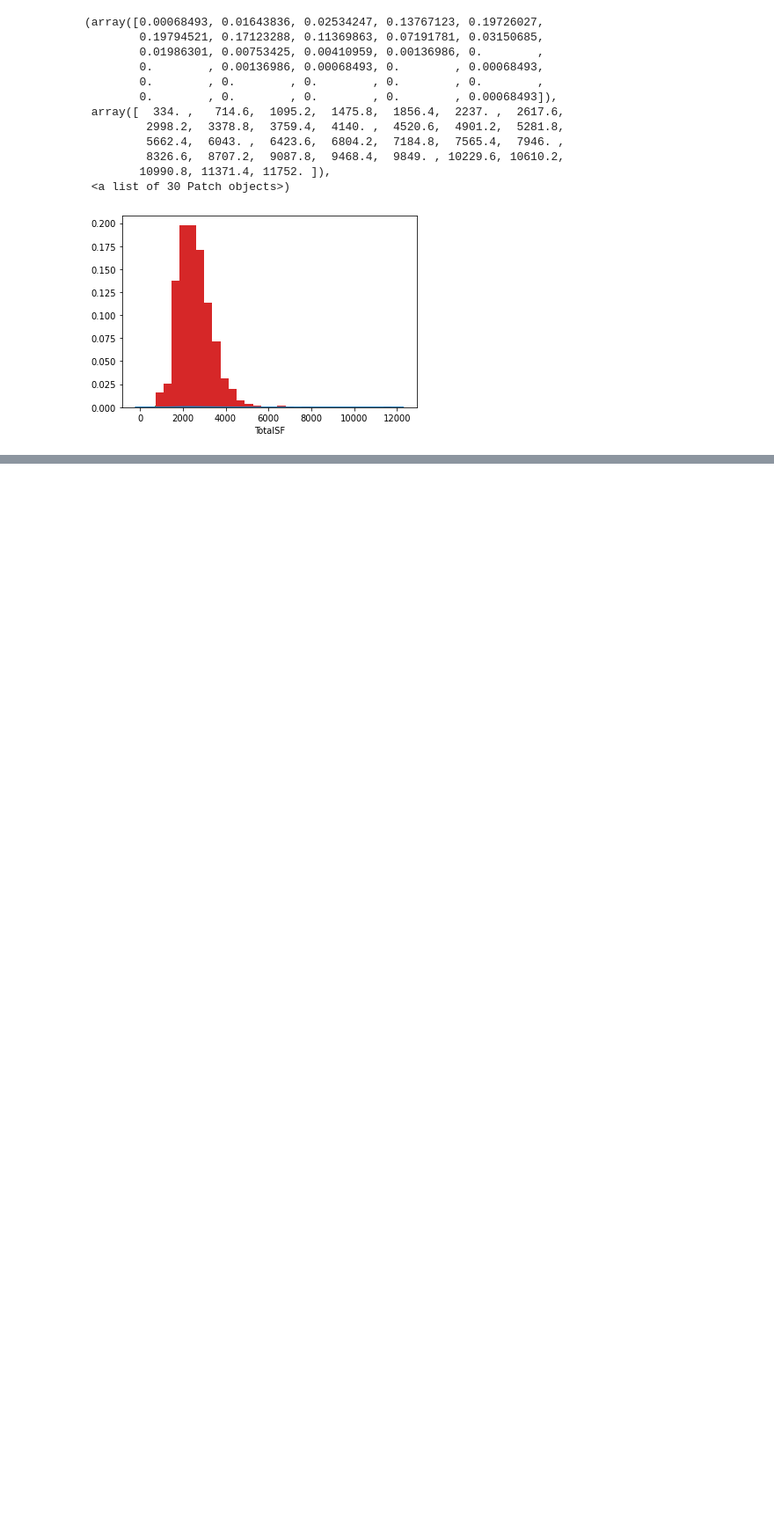
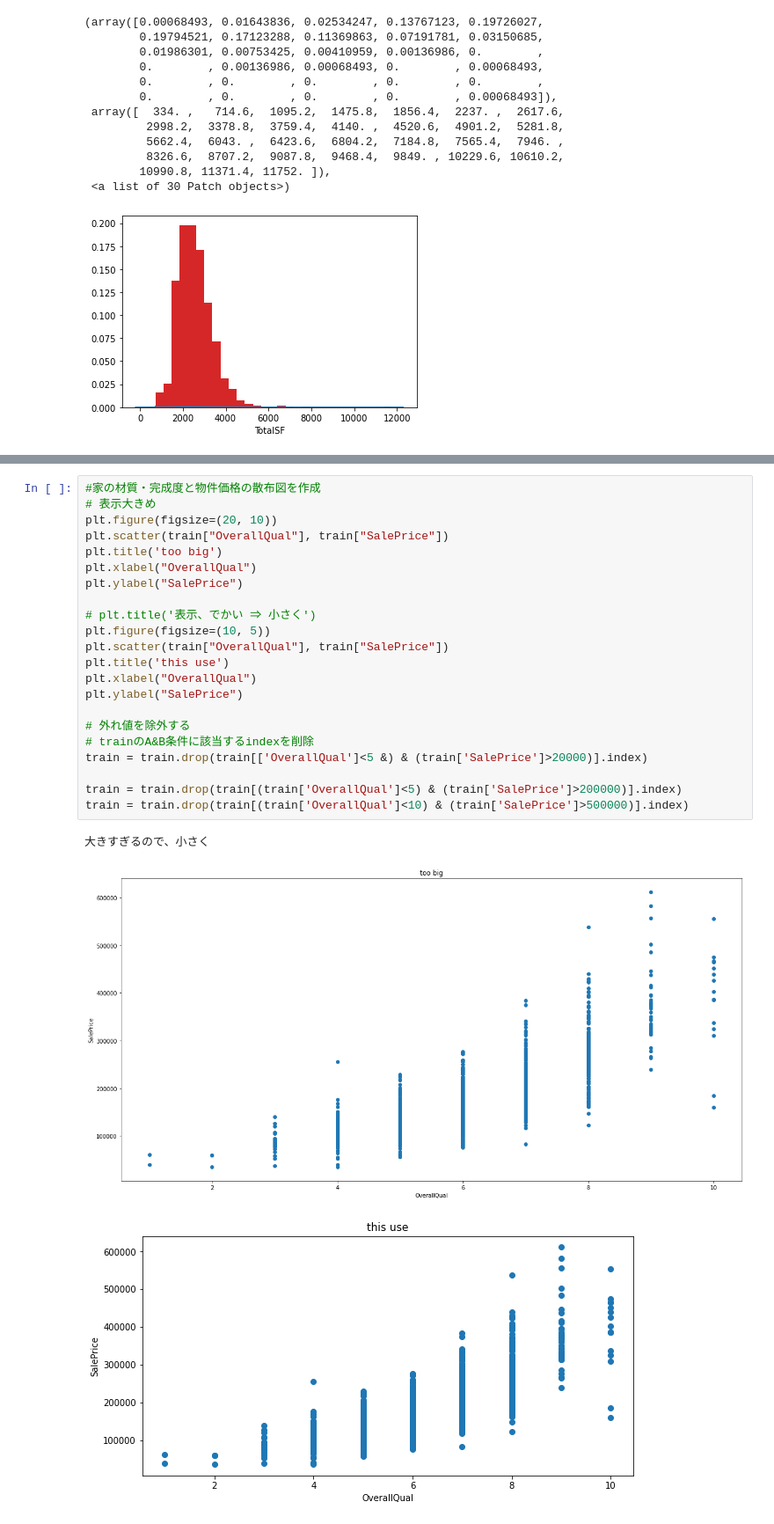
Before and after one commit to Tom-Lennox/Kaggle, a Jupyter notebook: HousePrices_c01.ipynb, the cells around one changed output, grey strips where cells are left out. Shown at 88% size. Saved outputs shown, nothing was run; the diff lists cells and outputs as text; blank space fills up the shorter version.

```diff
--- a/HousePrices_c01.ipynb
+++ b/HousePrices_c01.ipynb
@@ -206,0 +244,26 @@ sns.boxplot(x="YearBuilt",y="SalePrice",data=data)
+# %%
+#家の材質・完成度と物件価格の散布図を作成
+# 表示大きめ
+plt.figure(figsize=(20, 10))
+plt.scatter(train["OverallQual"], train["SalePrice"])
+plt.title('too big')
+plt.xlabel("OverallQual")
+plt.ylabel("SalePrice")
+
+# plt.title('表示、でかい ⇒ 小さく')
+plt.figure(figsize=(10, 5))
+plt.scatter(train["OverallQual"], train["SalePrice"])
+plt.title('this use')
+plt.xlabel("OverallQual")
+plt.ylabel("SalePrice")
+
+# 外れ値を除外する
+# trainのA&B条件に該当するindexを削除
+train = train.drop(train[['OverallQual']<5 &) & (train['SalePrice']>20000)].index)
+
+train = train.drop(train[(train['OverallQual']<5) & (train['SalePrice']>200000)].index)
+train = train.drop(train[(train['OverallQual']<10) & (train['SalePrice']>500000)].index)
+# %% [output]
+大きすぎるので、小さく
+[figure, added]
+[figure, added]
```
Also changed, not shown: parts of 6 cells of this notebook.
